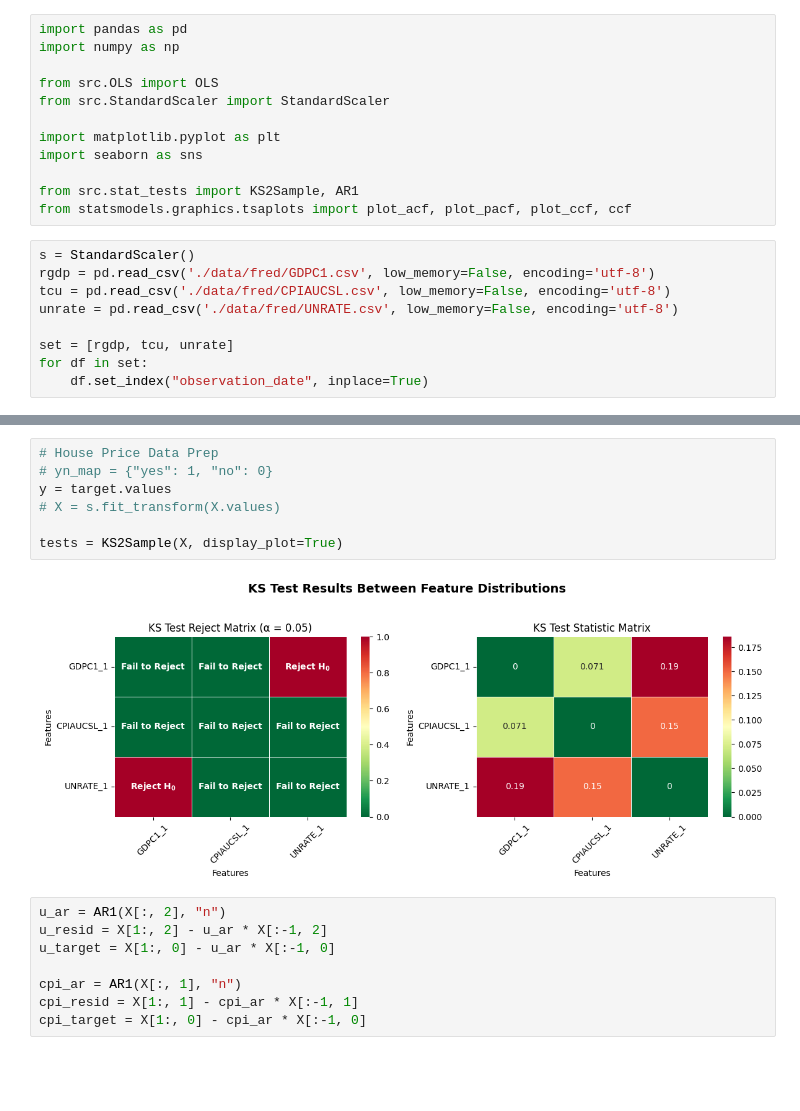
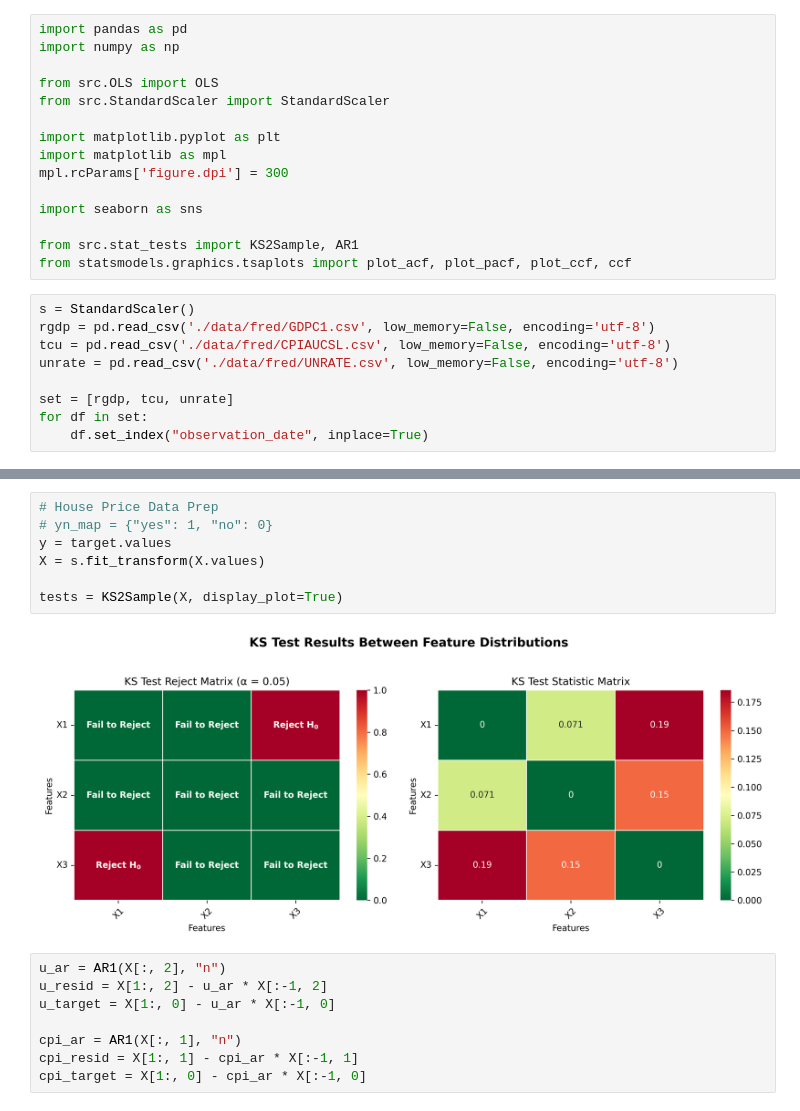
Before and after one commit to GongJr0/Econometrics2025-Project, a Jupyter notebook: main.ipynb, the cells around one changed output, grey strips where cells are left out. Cells and saved outputs as stored; diff of their text form; blank space fills up the shorter version.

```diff
--- a/main.ipynb
+++ b/main.ipynb
@@ -6,6 +6,9 @@ from src.OLS import OLS
 from src.StandardScaler import StandardScaler
 
 import matplotlib.pyplot as plt
+import matplotlib as mpl
+mpl.rcParams['figure.dpi'] = 300
+
 import seaborn as sns
 
 from src.stat_tests import KS2Sample, AR1
@@ -53,12 +58,12 @@ sns.heatmap(X.corr(), annot=True, cmap='coolwarm')
 # %%
 # House Price Data Prep
 # yn_map = {"yes": 1, "no": 0}
 y = target.values
-# X = s.fit_transform(X.values)
+X = s.fit_transform(X.values)
 
 tests = KS2Sample(X, display_plot=True)
 # %% [output]
-[figure, old version]
+[figure, new version]
 # %%
 u_ar = AR1(X[:, 2], "n")
 u_resid = X[1:, 2] - u_ar * X[:-1, 2]
```
Also changed, not shown: parts of 3 cells of this notebook, 8 other files.
